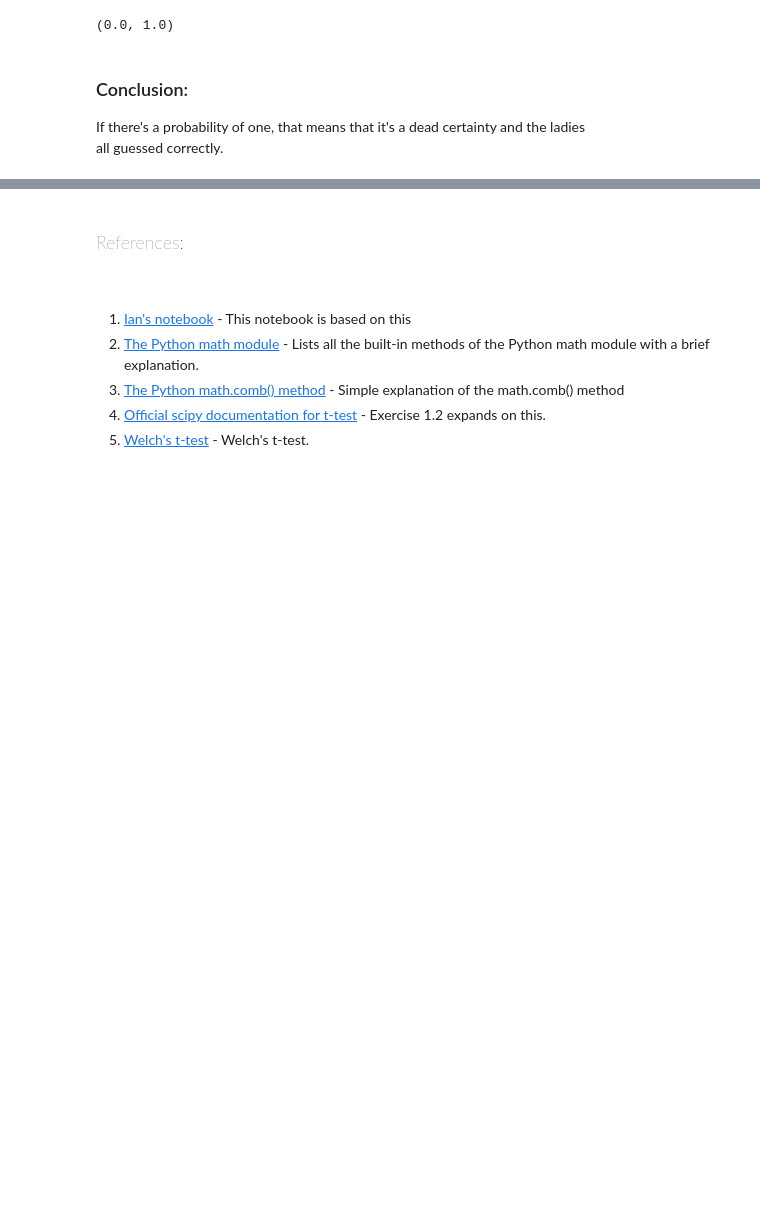
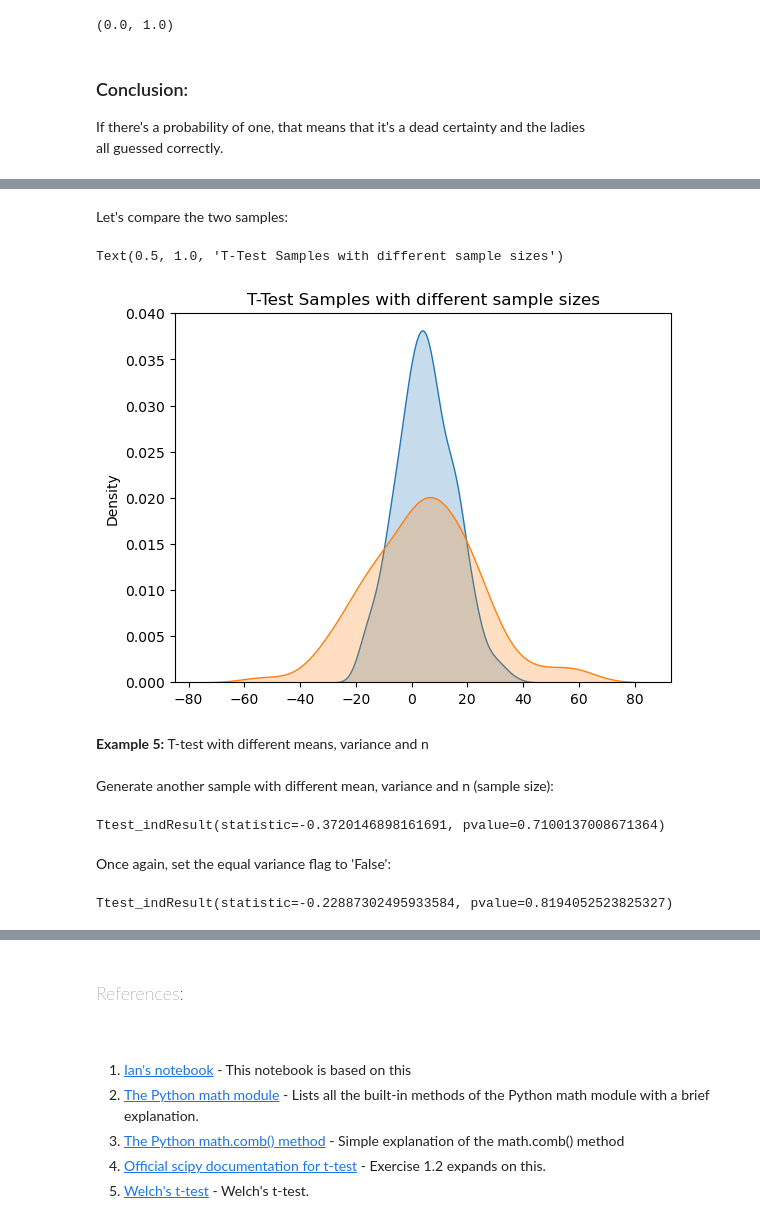
Before and after one commit to fabiofabrizi/ML-and-Stats-Portfolio, a Jupyter notebook: Assessments/01-statistics-practical.ipynb, the cells around one changed output, grey strips where cells are left out. Drawn from its saved outputs; the diff is of its cells as text; code cells hidden in the pictures; blank space fills up the shorter version.

```diff
--- a/Assessments/01-statistics-practical.ipynb
+++ b/Assessments/01-statistics-practical.ipynb
@@ -473,0 +448,24 @@ Ttest_indResult(statistic=3.4463884028073513, pvalue=0.01369338726499547)
+# %% [markdown]
+Let's compare the two samples:
+# %%
+sns.kdeplot(rvs1, shade=True)
+sns.kdeplot(rvs4, shade=True)
+plt.title("T-Test Samples with different sample sizes")
+# %% [output]
+Text(0.5, 1.0, 'T-Test Samples with different sample sizes')
+[figure, added]
+# %% [markdown]
+**Example 5:** T-test with different means, variance and n<br>
+<br>
+Generate another sample with different mean, variance and n (sample size):
+# %%
+rvs5 = stats.norm.rvs(loc=8, scale=20, size=100, random_state=rng)
+stats.ttest_ind(rvs1, rvs5)
+# %% [output]
+Ttest_indResult(statistic=-0.3720146898161691, pvalue=0.7100137008671364)
+# %% [markdown]
+Once again, set the equal variance flag to 'False':
+# %%
+stats.ttest_ind(rvs1, rvs5, equal_var=False)
+# %% [output]
+Ttest_indResult(statistic=-0.22887302495933584, pvalue=0.8194052523825327)
```
Also changed, not shown: parts of 81 cells of this notebook.
